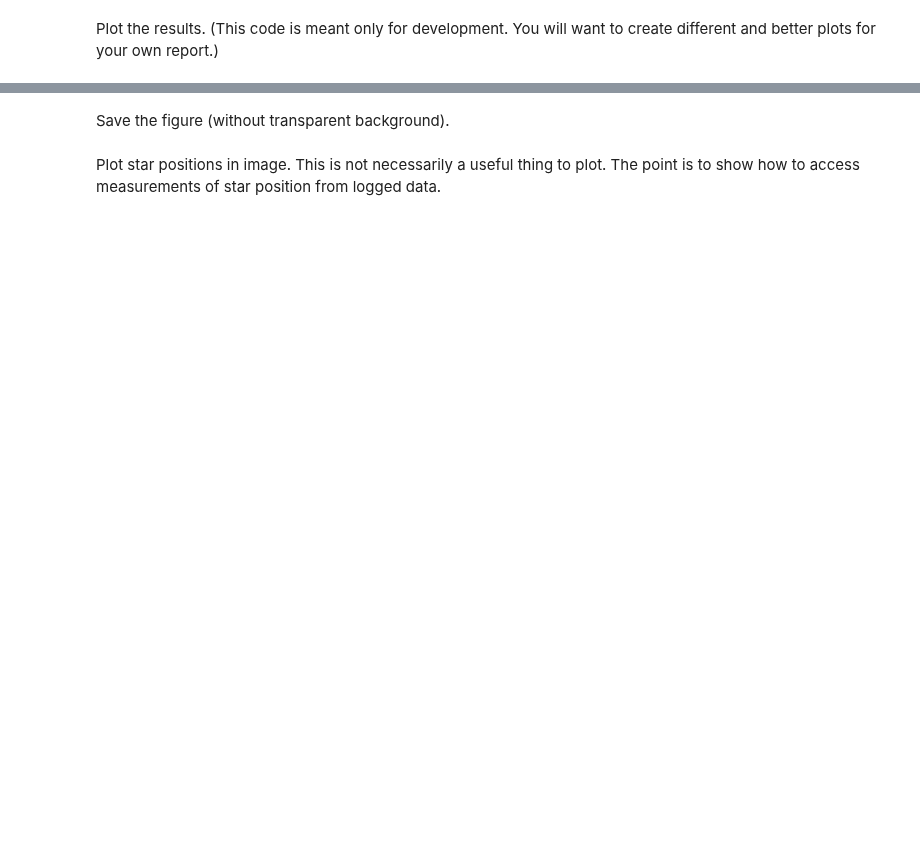
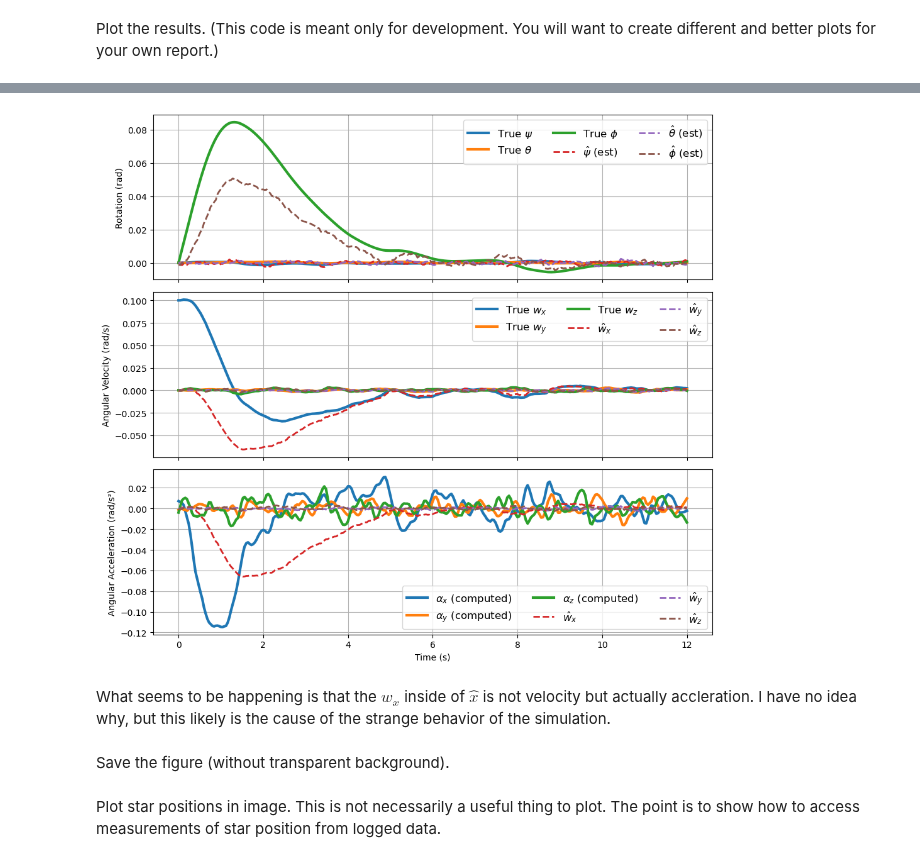
Before and after one commit to TheBestBot/ae353-sp25, a Jupyter notebook: projects/03_spacecraft/SpacecraftDemo-Template.ipynb, the cells around one changed output, grey strips where cells are left out. Drawn from its saved outputs; the diff is of its cells as text; code cells hidden in the pictures; blank space fills up the shorter version.

```diff
--- a/projects/03_spacecraft/SpacecraftDemo-Template.ipynb
+++ b/projects/03_spacecraft/SpacecraftDemo-Template.ipynb
@@ -283,3 +358,76 @@ fig.tight_layout()
+# %%
+import numpy as np
+import matplotlib.pyplot as plt
+
+from scipy.signal import savgol_filter
+
+def compute_derivative(t, w, window_length=5, polyorder=2):
+    if window_length >= len(w):
+        window_length = len(w) - 1 if len(w) % 2 == 0 else len(w)
+    if window_length % 2 == 0:
+        window_length -= 1  # Ensure window is odd
+
+    # Savitzky-Golay filter directly gives smoothed derivative
+    dt_mean = np.mean(np.diff(t))  # Approximate uniform spacing for simplicity
+    dw_dt = savgol_filter(w, window_length, polyorder, deriv=1, delta=dt_mean)
+
+    return dw_dt
+
+
+# Compute angular acceleration for known simulation data
+alpha_x = compute_derivative(data['t'], data['w_x'])
+alpha_y = compute_derivative(data['t'], data['w_y'])
+alpha_z = compute_derivative(data['t'], data['w_z'])
+
+# Get logged estimates from the controller
+t_est, xhat_log = controller.get_logs()
+
+# Create figure with three subplots
+fig, (ax_ori_est, ax_vel_est, ax_acc_est) = plt.subplots(3, 1, figsize=(10, 9), sharex=True)
+
+# ---- 1. Plot Rotation Estimates vs True Rotation ----
+ax_ori_est.plot(data['t'], data['psi'], label=r'True $\psi$', linewidth=3)
+ax_ori_est.plot(data['t'], data['theta'], label=r'True $\theta$', linewidth=3)
+ax_ori_est.plot(data['t'], data['phi'], label=r'True $\phi$', linewidth=3)
+ax_ori_est.plot(t_est, xhat_log[:, 0], '--', label=r'$\hat{\psi}$ (est)', linewidth=2)
+ax_ori_est.plot(t_est, xhat_log[:, 1], '--', label=r'$\hat{\theta}$ (est)', linewidth=2)
+ax_ori_est.plot(t_est, xhat_log[:, 2], '--', label=r'$\hat{\phi}$ (est)', linewidth=2)
+ax_ori_est.set_ylabel("Rotation (rad)")
+ax_ori_est.legend(fontsize=12, ncol=3)
+ax_ori_est.grid()
+
+# ---- 2. Plot Angular Velocity Estimates vs True Angular Velocity ----
+ax_vel_est.plot(data['t'], data['w_x'], label=r'True $w_x$', linewidth=3)
+ax_vel_est.plot(data['t'], data['w_y'], label=r'True $w_y$', linewidth=3)
+ax_vel_est.plot(data['t'], data['w_z'], label=r'True $w_z$', linewidth=3)
+ax_vel_est.plot(t_est, xhat_log[:, 3], '--', label=r'$\hat{w}_x$', linewidth=2)
+ax_vel_est.plot(t_est, xhat_log[:, 4], '--', label=r'$\hat{w}_y$', linewidth=2)
+ax_vel_est.plot(t_est, xhat_log[:, 5], '--', label=r'$\hat{w}_z$', linewidth=2)
+ax_vel_est.set_ylabel("Angular Velocity (rad/s)")
+ax_vel_est.legend(fontsize=12, ncol=3)
+ax_vel_est.grid()
+
+# ---- 3. Plot Computed Angular Acceleration ----
+ax_acc_est.plot(data['t'], alpha_x, label=r'$\alpha_x$ (computed)', linewidth=3)
+ax_acc_est.plot(data['t'], alpha_y, label=r'$\alpha_y$ (computed)', linewidth=3)
+ax_acc_est.plot(data['t'], alpha_z, label=r'$\alpha_z$ (computed)', linewidth=3)
+
+# Plot sensor velocity data (assumed sensor output for acceleration)
+ax_acc_est.plot(t_est, xhat_log[:, 3], '--', label=r'$\hat{w}_x$', linewidth=2)
+ax_acc_est.plot(t_est, xhat_log[:, 4], '--', label=r'$\hat{w}_y$', linewidth=2)
+ax_acc_est.plot(t_est, xhat_log[:, 5], '--', label=r'$\hat{w}_z$', linewidth=2)
+
+ax_acc_est.set_ylabel("Angular Acceleration (rad/s²)")
+ax_acc_est.set_xlabel("Time (s)")
+ax_acc_est.legend(fontsize=12, ncol=3)
+ax_acc_est.grid()
+
+fig.tight_layout()
+plt.show()
+# %% [output]
+[figure, added]
+# %% [markdown]
+What seems to be happening is that the $w_x$ inside of $\hat x$ is not velocity but actually accleration. I have no idea why, but this likely is the cause of the strange behavior of the simulation.
 # %% [markdown]
 Save the figure (without transparent background).
 # %%
```
Also changed, not shown: parts of 12 cells of this notebook, 3 other files.
